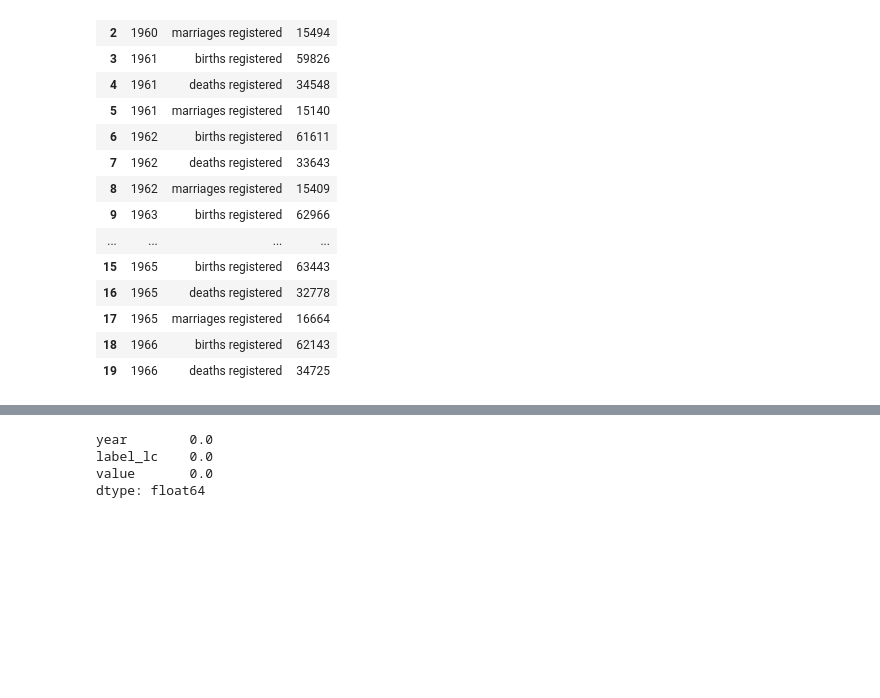
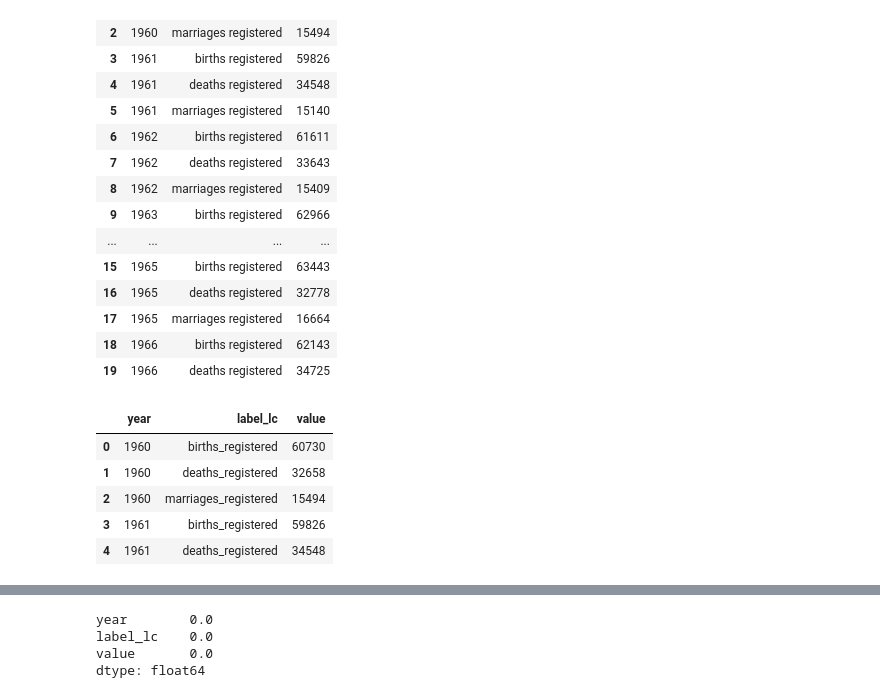
Before and after one commit to LeopoldoCCT/Strategic_Thinking_, a Jupyter notebook: Population_CA2_LeopoldoRojoRomero.ipynb, the cells around one changed output, grey strips where cells are left out. Drawn from its saved outputs; the diff is of its cells as text; code cells hidden in the pictures; blank space fills up the shorter version.

```diff
--- a/Population_CA2_LeopoldoRojoRomero.ipynb
+++ b/Population_CA2_LeopoldoRojoRomero.ipynb
@@ -222,3 +223,6 @@ year                int32
 value               int32
 label_lc           object
 dtype: object
+# %%
+df = df.query('year != 2023')
+df['year'].unique()
@@ -262,3 +273,15 @@ df_group.head(20)
 | 17 | 1965 | marriages registered | 16664 |
 | 18 | 1966 | births registered | 62143 |
 | 19 | 1966 | deaths registered | 34725 |
+# %%
+df_group['label_lc'].replace('births registered','births_registered', inplace=True)
+df_group['label_lc'].replace('deaths registered','deaths_registered', inplace=True)
+df_group['label_lc'].replace('marriages registered','marriages_registered', inplace=True)
+df_group.head()
+# %% [output]
+|  | year | label_lc | value |
+| 0 | 1960 | births_registered | 60730 |
+| 1 | 1960 | deaths_registered | 32658 |
+| 2 | 1960 | marriages_registered | 15494 |
+| 3 | 1961 | births_registered | 59826 |
+| 4 | 1961 | deaths_registered | 34548 |
```
Also changed, not shown: parts of 3 cells of this notebook.
